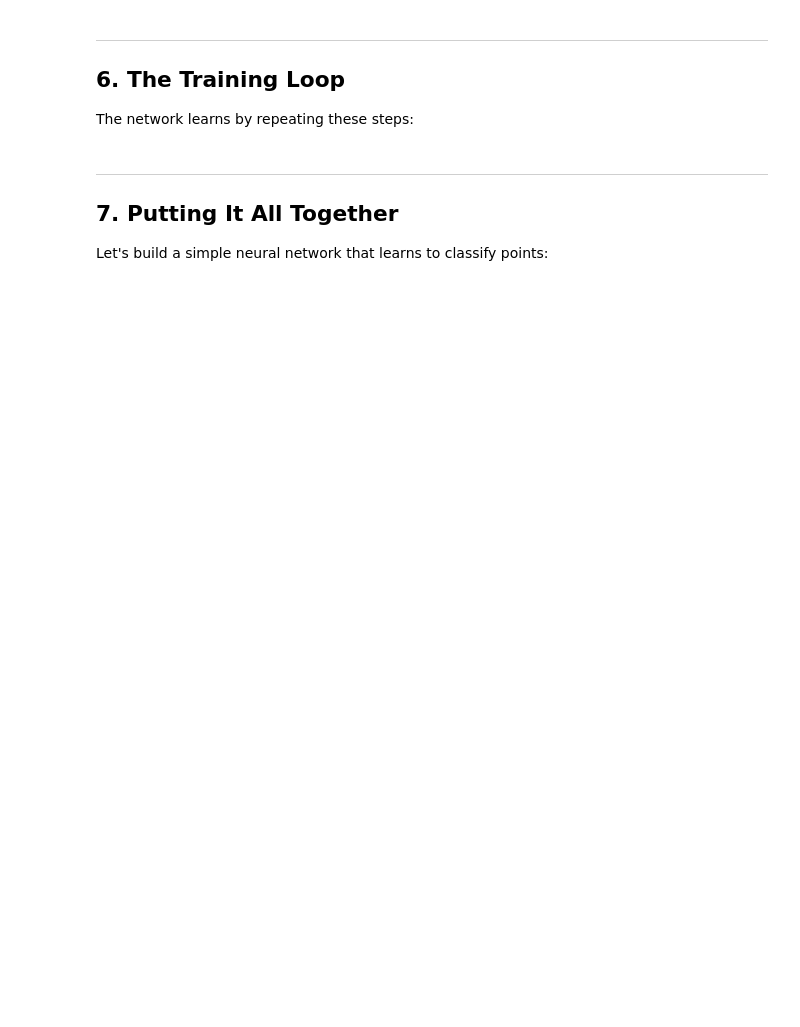
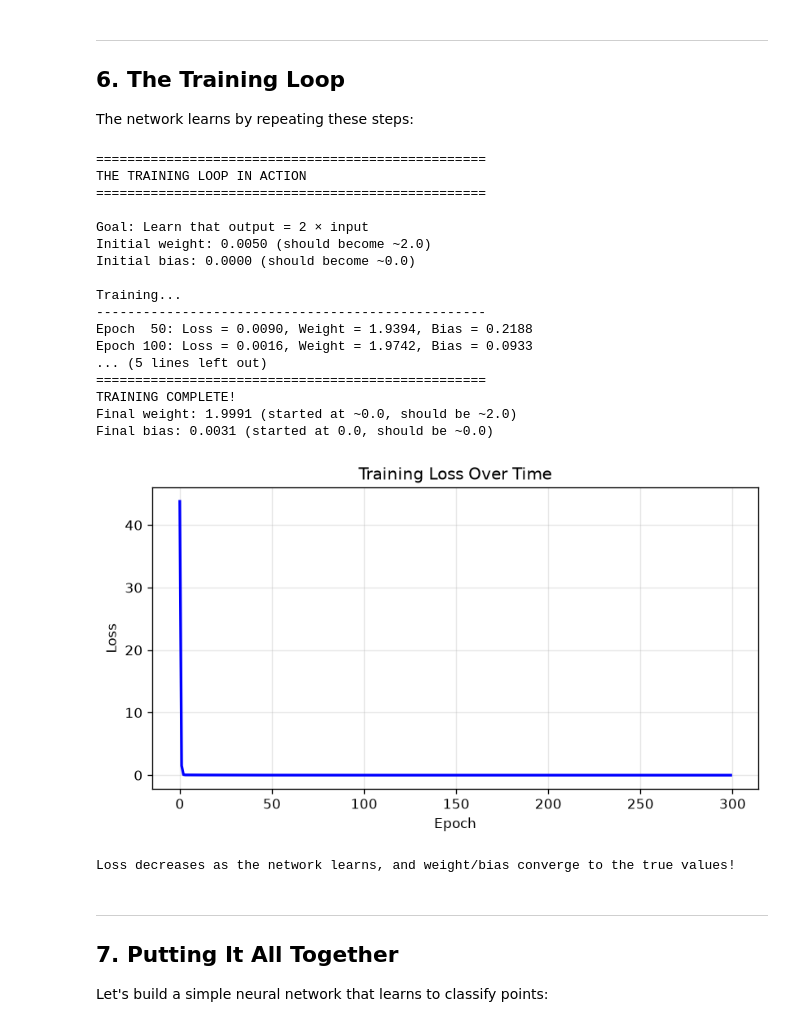
Before and after one commit to Pallavi-Pandey/St_claret_AI_sem_5, a Jupyter notebook: Day_2_17.07.2026/module_2.ipynb, the cells around one changed output. Saved outputs shown, nothing was run; the diff lists cells and outputs as text; code cells hidden in the pictures; blank space fills up the shorter version.

```diff
--- a/Day_2_17.07.2026/module_2.ipynb
+++ b/Day_2_17.07.2026/module_2.ipynb
@@ -302,47 +358,67 @@ print(f"Initial weight: {W[0][0]:.4f} (should become ~2.0)")
 print(f"Initial bias: {b[0][0]:.4f} (should become ~0.0)")
 
 # Training
-learning_rate = 0.01
+learning_rate = 0.05
 losses = []
 
 print("\nTraining...")
 print("-" * 50)
 
-for epoch in range(100):
+for epoch in range(300):
     # Forward pass
     y_pred = X.dot(W) + b
 
     # Compute loss (MSE)
     loss = np.mean((y_true - y_pred) ** 2)
     losses.append(loss)
 
     # Backward pass (compute gradients)
     error = y_pred - y_true
     dW = 2 * np.mean(X * error)
     db = 2 * np.mean(error)
 
     # Update weights
     W -= learning_rate * dW
     b -= learning_rate * db
 
-    if (epoch + 1) % 20 == 0:
+    if (epoch + 1) % 50 == 0:
         print(f"Epoch {epoch+1:3d}: Loss = {loss:.4f}, Weight = {W[0][0]:.4f}, Bias = {b[0][0]:.4f}")
 
 print("\n" + "=" * 50)
 print("TRAINING COMPLETE!")
 print(f"Final weight: {W[0][0]:.4f} (started at ~0.0, should be ~2.0)")
 print(f"Final bias: {b[0][0]:.4f} (started at 0.0, should be ~0.0)")
 
 # Plot loss curve
 plt.figure(figsize=(8, 4))
 plt.plot(losses, 'b-', linewidth=2)
 plt.xlabel('Epoch')
 plt.ylabel('Loss')
 plt.title('Training Loss Over Time')
 plt.grid(True, alpha=0.3)
 plt.show()
 
-print("Loss decreases as the network learns!")
+print("Loss decreases as the network learns, and weight/bias converge to the true values!")
+# %% [output]
+==================================================
+THE TRAINING LOOP IN ACTION
+==================================================
+
+Goal: Learn that output = 2 × input
+Initial weight: 0.0050 (should become ~2.0)
+Initial bias: 0.0000 (should become ~0.0)
+
+Training...
+--------------------------------------------------
+Epoch  50: Loss = 0.0090, Weight = 1.9394, Bias = 0.2188
+Epoch 100: Loss = 0.0016, Weight = 1.9742, Bias = 0.0933
+... (5 lines left out)
+==================================================
+TRAINING COMPLETE!
+Final weight: 1.9991 (started at ~0.0, should be ~2.0)
+Final bias: 0.0031 (started at 0.0, should be ~0.0)
+[figure, added]
+Loss decreases as the network learns, and weight/bias converge to the true values!
 # %% [markdown]
 ---
 ## 7. Putting It All Together
```
Also changed, not shown: parts of 6 cells of this notebook, 6 other files.
